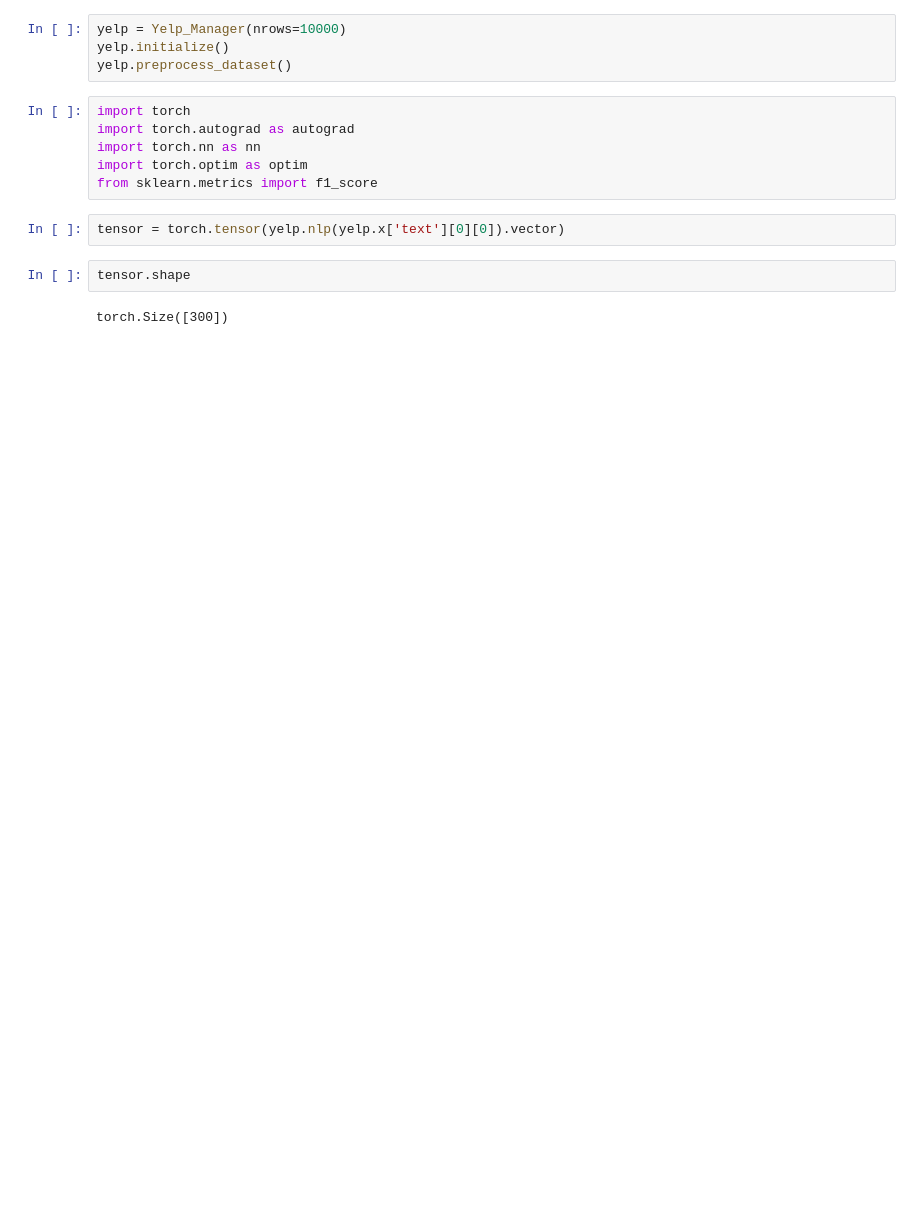
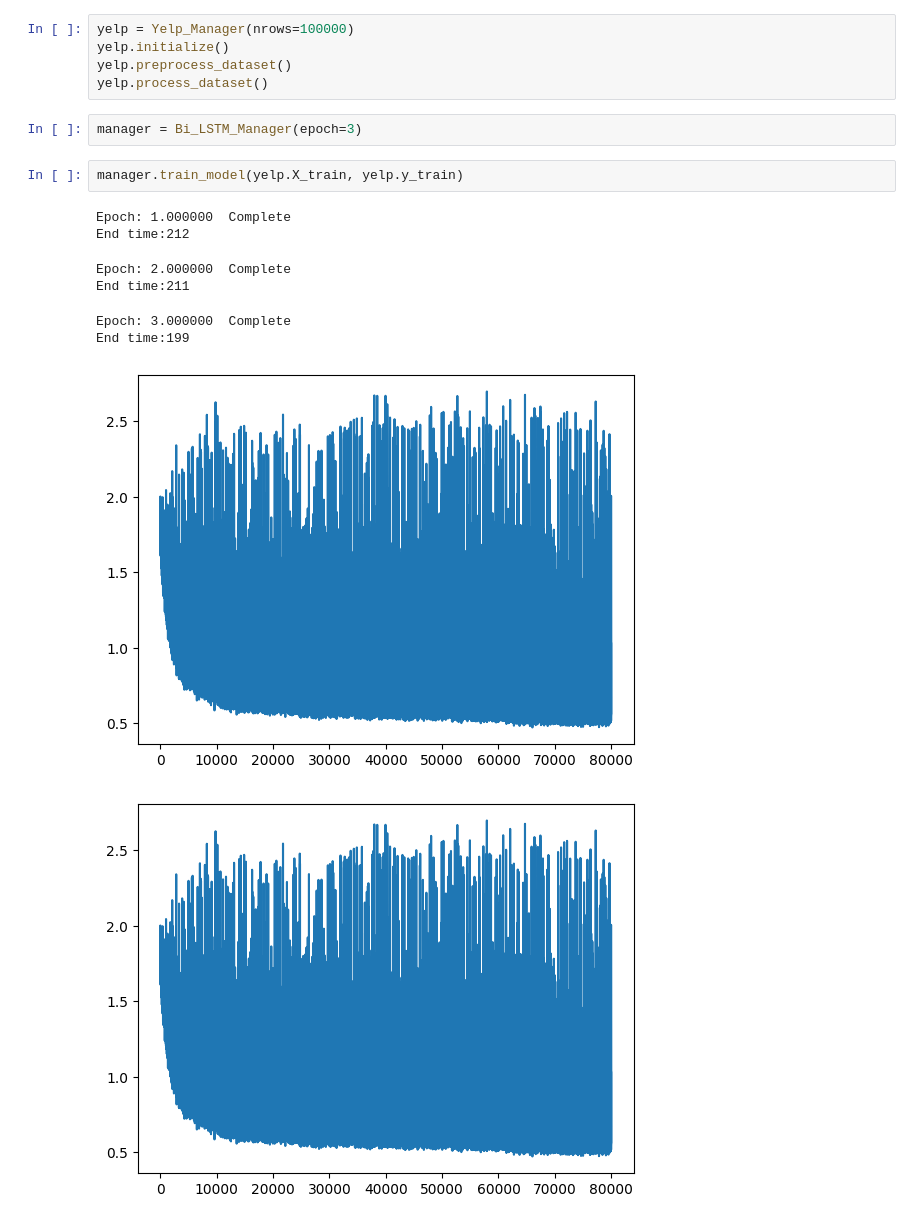
Before and after one commit to kiwon132445/AI_Assignments, a Jupyter notebook: Projects/Project02/LSTM Tester.ipynb, the cells around one changed output. Drawn from its saved outputs; the diff is of its cells as text; blank space fills up the shorter version.

Commit message:
bi_lstm(RNN) implemented. need to fix scoring problem

```diff
--- a/Projects/Project02/LSTM Tester.ipynb
+++ b/Projects/Project02/LSTM Tester.ipynb
@@ -10,16 +4,18 @@ sType_to_index = {'stars':0, 'useful':1, 'funny':2, 'cool':3, START_TAG: 4, STOP
 # %%
-yelp = Yelp_Manager(nrows=10000)
+yelp = Yelp_Manager(nrows=100000)
 yelp.initialize()
 yelp.preprocess_dataset()
+yelp.process_dataset()
-# %%
-import torch
-import torch.autograd as autograd
-import torch.nn as nn
-import torch.optim as optim
-from sklearn.metrics import f1_score
-# %%
-tensor = torch.tensor(yelp.nlp(yelp.x['text'][0][0]).vector)
-# %%
-tensor.shape
-# %% [output]
-torch.Size([300])
+# %%
+manager = Bi_LSTM_Manager(epoch=3)
+# %%
+manager.train_model(yelp.X_train, yelp.y_train)
+# %% [output]
+Epoch: 1.000000  Complete
+End time:212
+Epoch: 2.000000  Complete
+End time:211
+Epoch: 3.000000  Complete
+End time:199
+[figure, added]
+[figure, added]
```
Also changed, not shown: parts of 9 cells of this notebook, 5 other files.
